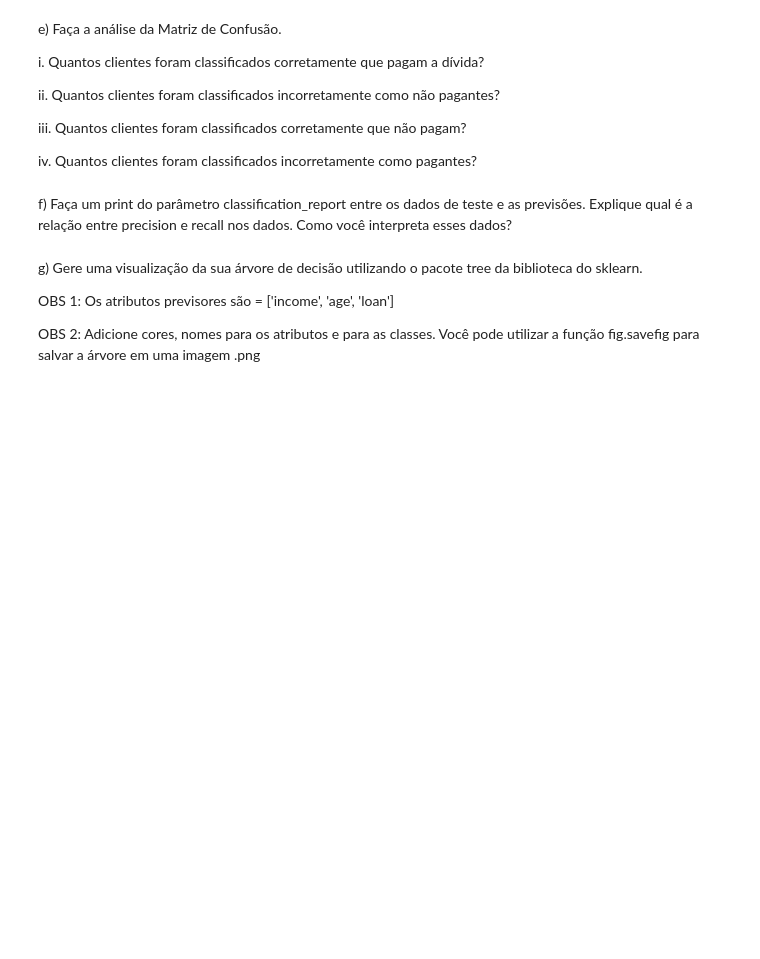
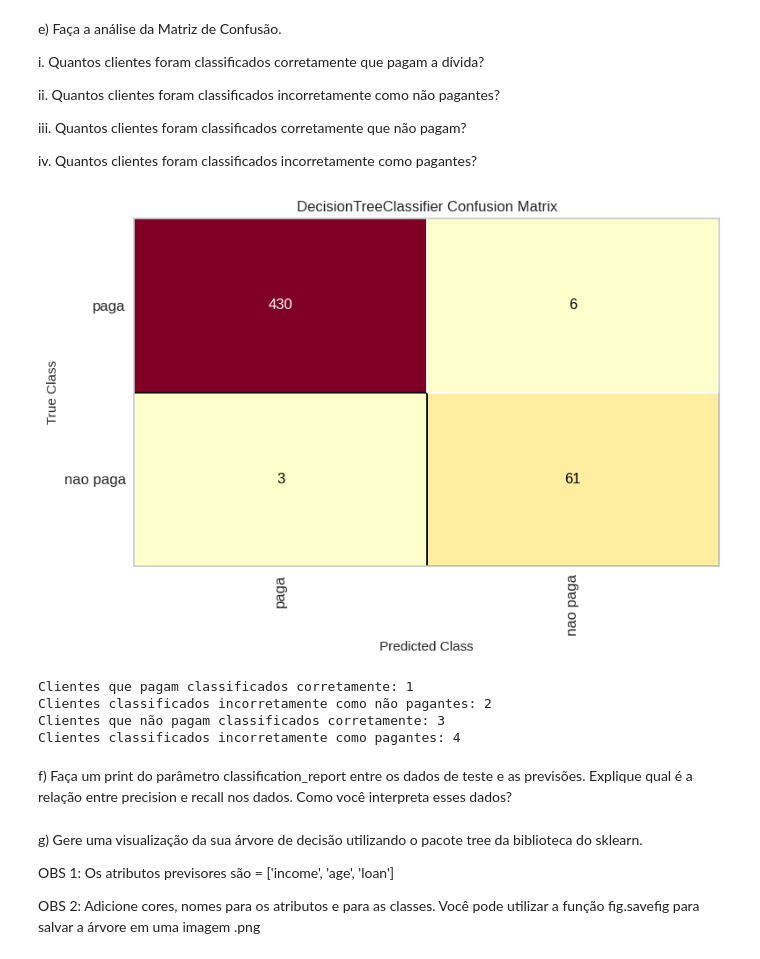
Before and after one commit to Marlon-Sbardelatti/machine-learning, a Jupyter notebook: trabalho-03/decision_tree.ipynb, the cells around one changed output. Saved outputs shown, nothing was run; the diff lists cells and outputs as text; code cells hidden in the pictures; blank space fills up the shorter version.

Commit message:
:construction: wip(decision_tree): add credit risk decision tree

```diff
--- a/trabalho-03/decision_tree.ipynb
+++ b/trabalho-03/decision_tree.ipynb
@@ -93,6 +93,8 @@ print(predictions) # Baixo, alto
 #3 - Algoritmo de Árvore de Decisão para uma base de dados maior (Credit Data)
 
 Nesta seção você deverá testar o uso da Árvore de Decisão para a Base de Dados Credit Risk Dataset. Aqui estaremos analisando os clientes que pagam (classe 0) ou não pagam a dívida (classe 1), a fim do banco conceder empréstimo.
+# %%
+TARGET_NAMES = ['paga', 'nao paga']
 # %%
 # abrir o arquivo
 with open('credit.pkl', 'rb') as f:
@@ -106,4 +110,10 @@ OBS: os dados de treinamento devem ter as seguintes dimenções: x=(1500, 3), y=
 # %% [markdown]
 b) Importe o pacote DecisionTreeClassifier do sklearn para treinar o seu algoritmo de árvore de decisão. Para poder refazer os testes e obter o mesmo resultado utilize o parâmetro random_state = 0.
+# %%
+from sklearn.tree import DecisionTreeClassifier # Já foi importado na parte 2
+
+credit_risk_classifier = DecisionTreeClassifier(criterion='entropy', random_state=0)
+
+arvore_credit = credit_risk_classifier.fit(X_credit_treinamento, y_credit_treinamento)
 # %% [markdown]
 c) Faça a previsão com os dados de teste. Visualize os dados e verifique se as previsões estão de acordo com os dados de teste (respostas reais).
@@ -129,3 +166,22 @@ cm.score(X_credit_teste, y_credit_teste)
+# %%
+from yellowbrick.classifier import ConfusionMatrix
+
+cm = ConfusionMatrix(arvore_credit, classes=TARGET_NAMES)
+cm.fit(X_credit_treinamento, y_credit_treinamento)
+cm.score(X_credit_teste, y_credit_teste)
+cm.show()
+plt.show()
+
+print(f'Clientes que pagam classificados corretamente: {1}')
+print(f'Clientes classificados incorretamente como não pagantes: {2}')
+print(f'Clientes que não pagam classificados corretamente: {3}')
+print(f'Clientes classificados incorretamente como pagantes: {4}')
+# %% [output]
+[figure, added]
+Clientes que pagam classificados corretamente: 1
+Clientes classificados incorretamente como não pagantes: 2
+Clientes que não pagam classificados corretamente: 3
+Clientes classificados incorretamente como pagantes: 4
 # %% [markdown]
 f) Faça um print do parâmetro classification_report entre os dados de teste e as previsões. Explique qual é a relação entre precision e recall nos dados. Como você interpreta esses dados?
 # %% [markdown]
```
Also changed, not shown: parts of 8 cells of this notebook.
